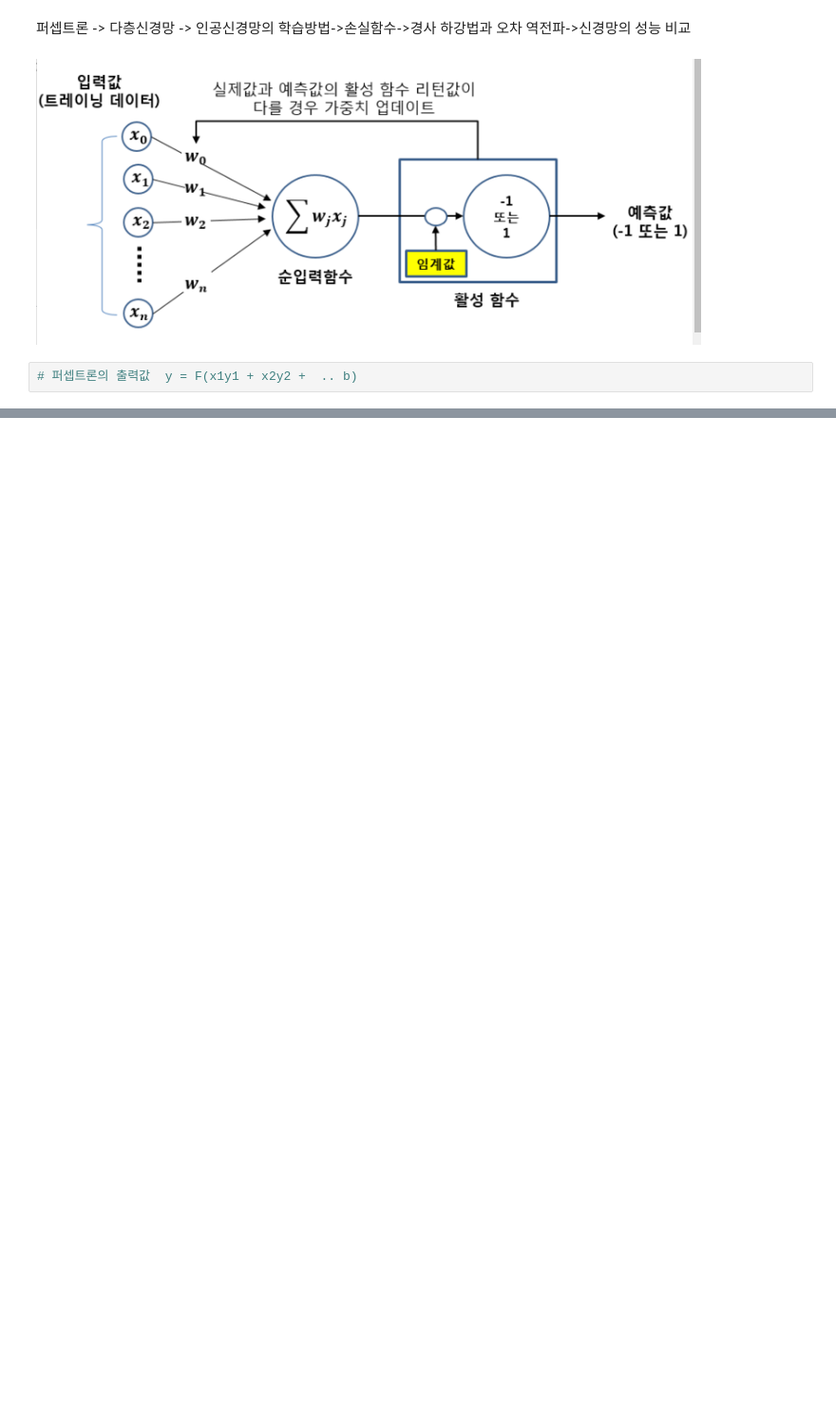
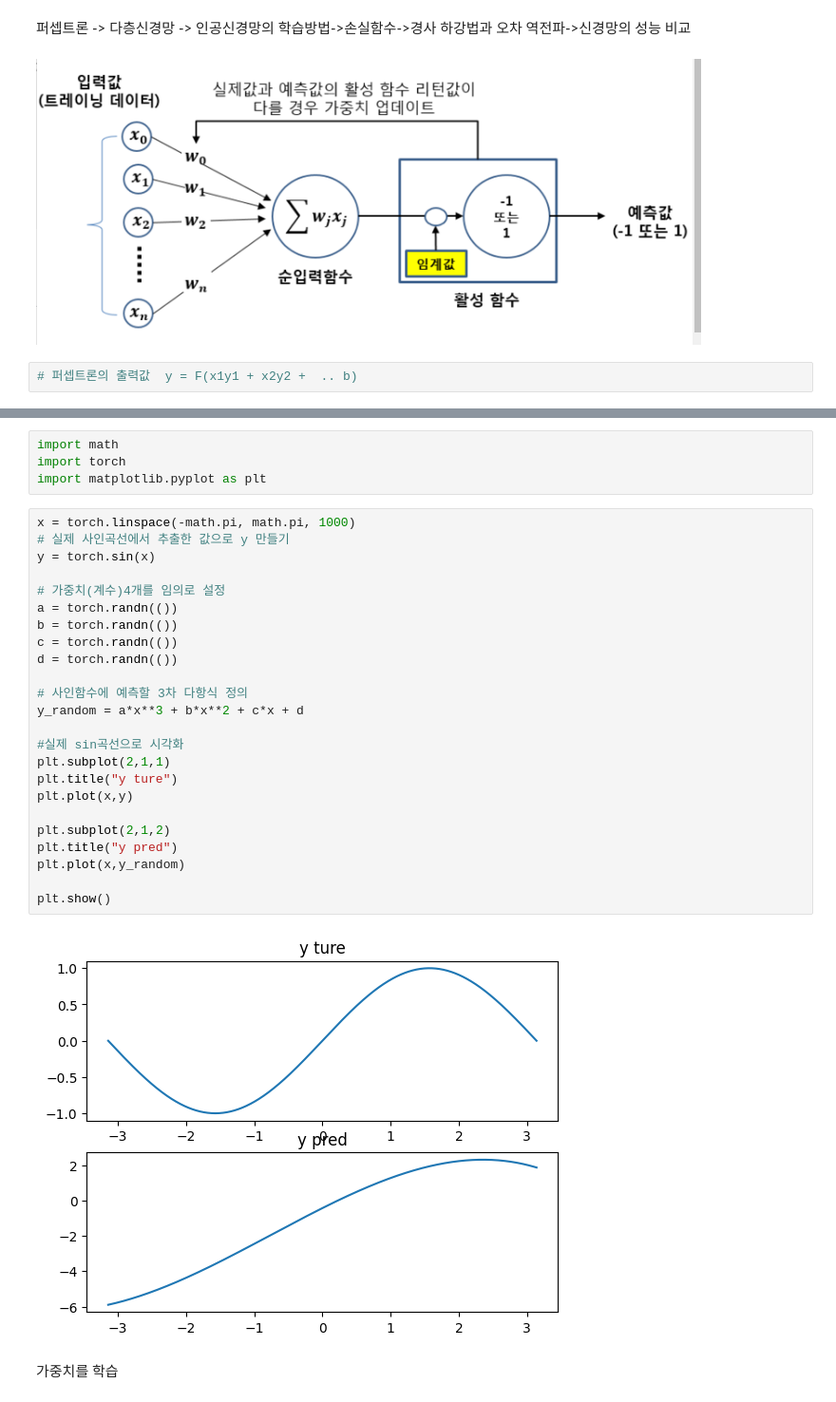
Before and after one commit to leekyuyoung202306/PYTHON, a Jupyter notebook: 14주차/[파이토치]인공신경망.ipynb, the cells around one changed output, grey strips where cells are left out. Shown at 95% size. Saved outputs shown, nothing was run; the diff lists cells and outputs as text; blank space fills up the shorter version.

```diff
--- a/14주차/[파이토치]인공신경망.ipynb
+++ b/14주차/[파이토치]인공신경망.ipynb
@@ -6,0 +14,32 @@
+# %%
+import math
+import torch
+import matplotlib.pyplot as plt
+# %%
+x = torch.linspace(-math.pi, math.pi, 1000)
+# 실제 사인곡선에서 추출한 값으로 y 만들기
+y = torch.sin(x)
+
+# 가중치(계수)4개를 임의로 설정
+a = torch.randn(())
+b = torch.randn(())
+c = torch.randn(())
+d = torch.randn(())
+
+# 사인함수에 예측할 3차 다항식 정의
+y_random = a*x**3 + b*x**2 + c*x + d
+
+#실제 sin곡선으로 시각화
+plt.subplot(2,1,1)
+plt.title("y ture")
+plt.plot(x,y)
+
+plt.subplot(2,1,2)
+plt.title("y pred")
+plt.plot(x,y_random)
+
+plt.show()
+# %% [output]
+[figure, added]
+# %% [markdown]
+가중치를 학습
```
Also changed, not shown: parts of 3 cells of this notebook.
